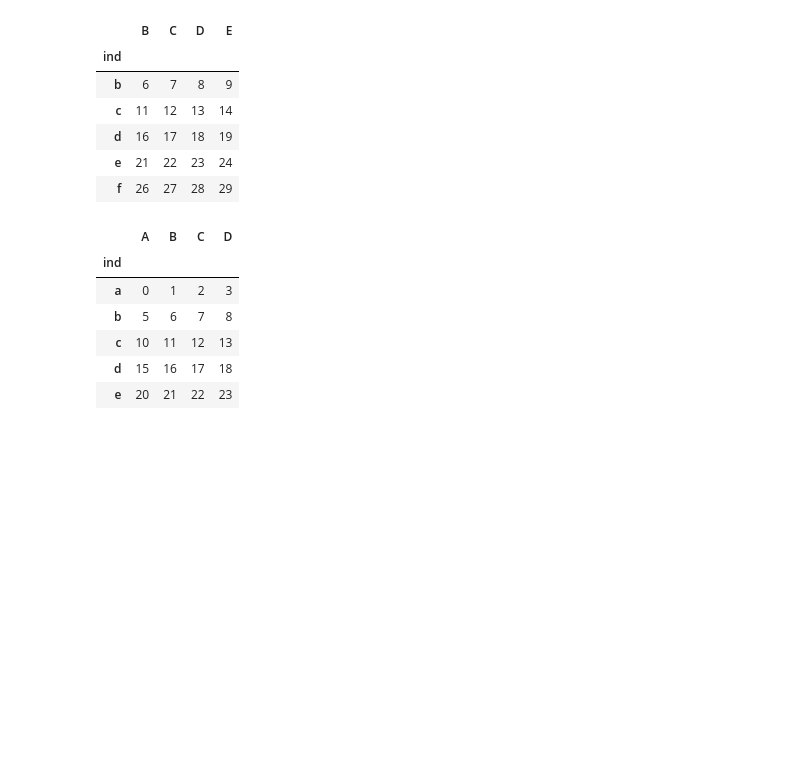
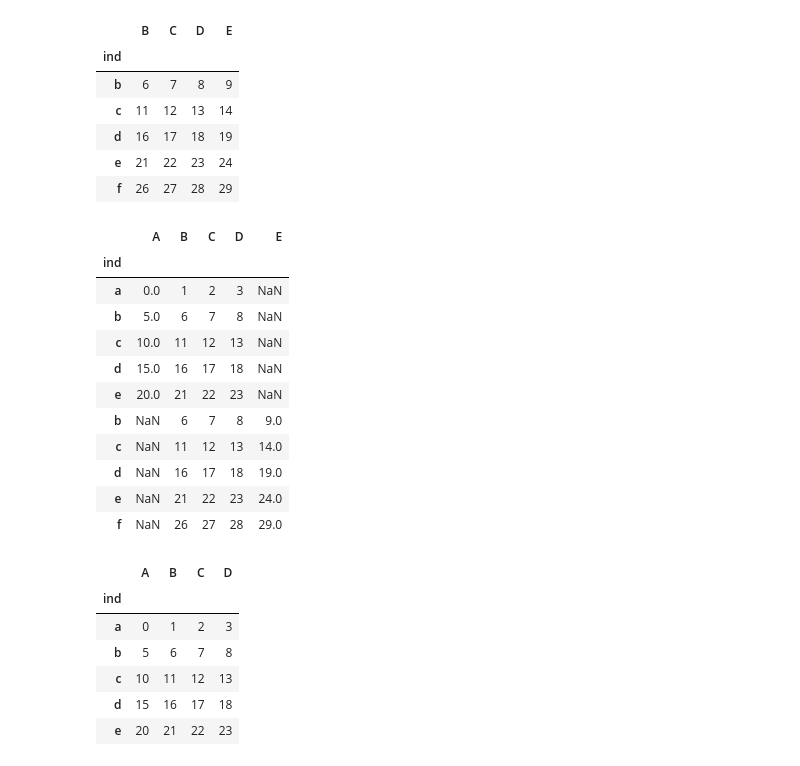
Before and after one commit to insommer/AnalysisCode, a Jupyter notebook: Coding Test/Coding Test.ipynb, the cells around one changed output. Saved outputs shown, nothing was run; the diff lists cells and outputs as text; code cells hidden in the pictures; blank space fills up the shorter version.

```diff
--- a/Coding Test/Coding Test.ipynb
+++ b/Coding Test/Coding Test.ipynb
@@ -1601,6 +1601,21 @@ df2
 | d | 16 | 17 | 18 | 19 |
 | e | 21 | 22 | 23 | 24 |
 | f | 26 | 27 | 28 | 29 |
+# %%
+pd.concat([df1, df2])
+# %% [output]
+|  | A | B | C | D | E |
+| ind |  |  |  |  |  |
+| a | 0.0 | 1 | 2 | 3 | NaN |
+| b | 5.0 | 6 | 7 | 8 | NaN |
+| c | 10.0 | 11 | 12 | 13 | NaN |
+| d | 15.0 | 16 | 17 | 18 | NaN |
+| e | 20.0 | 21 | 22 | 23 | NaN |
+| b | NaN | 6 | 7 | 8 | 9.0 |
+| c | NaN | 11 | 12 | 13 | 14.0 |
+| d | NaN | 16 | 17 | 18 | 19.0 |
+| e | NaN | 21 | 22 | 23 | 24.0 |
+| f | NaN | 26 | 27 | 28 | 29.0 |
 # %%
 df1
 # %% [output]
```
Also changed, not shown: parts of 35 cells of this notebook, 3 other files.
